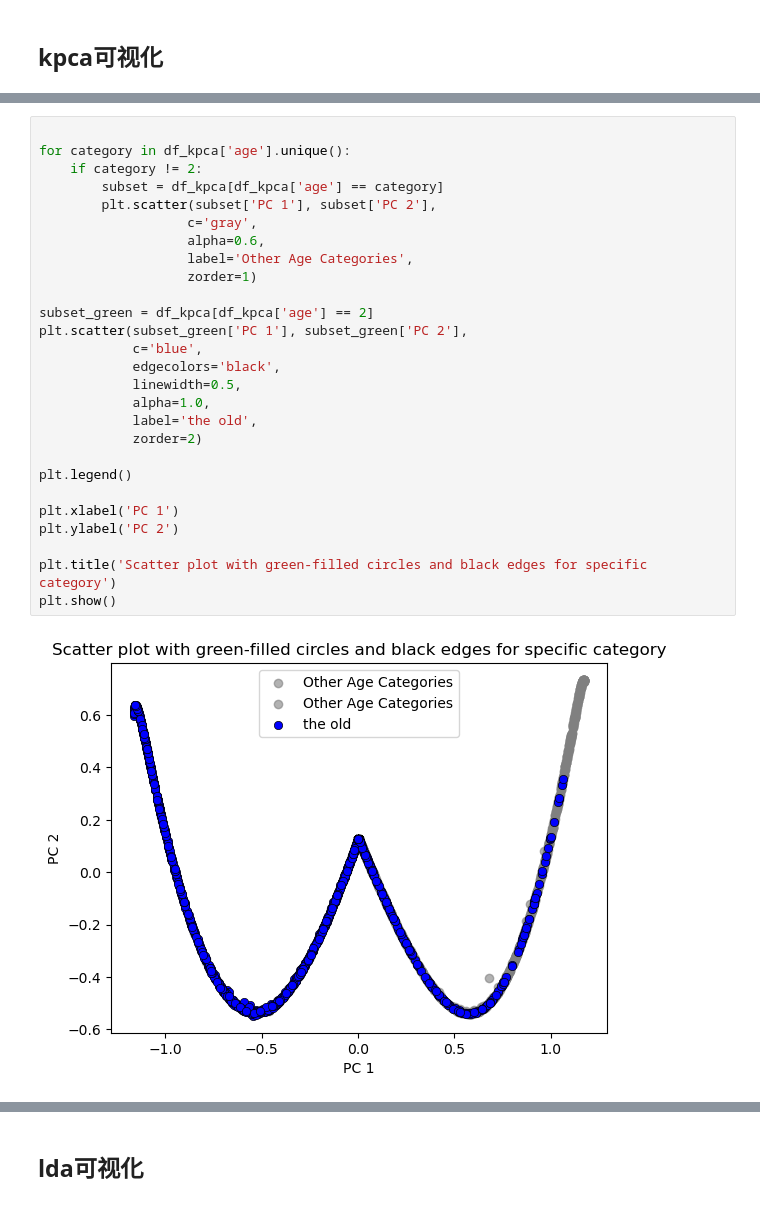
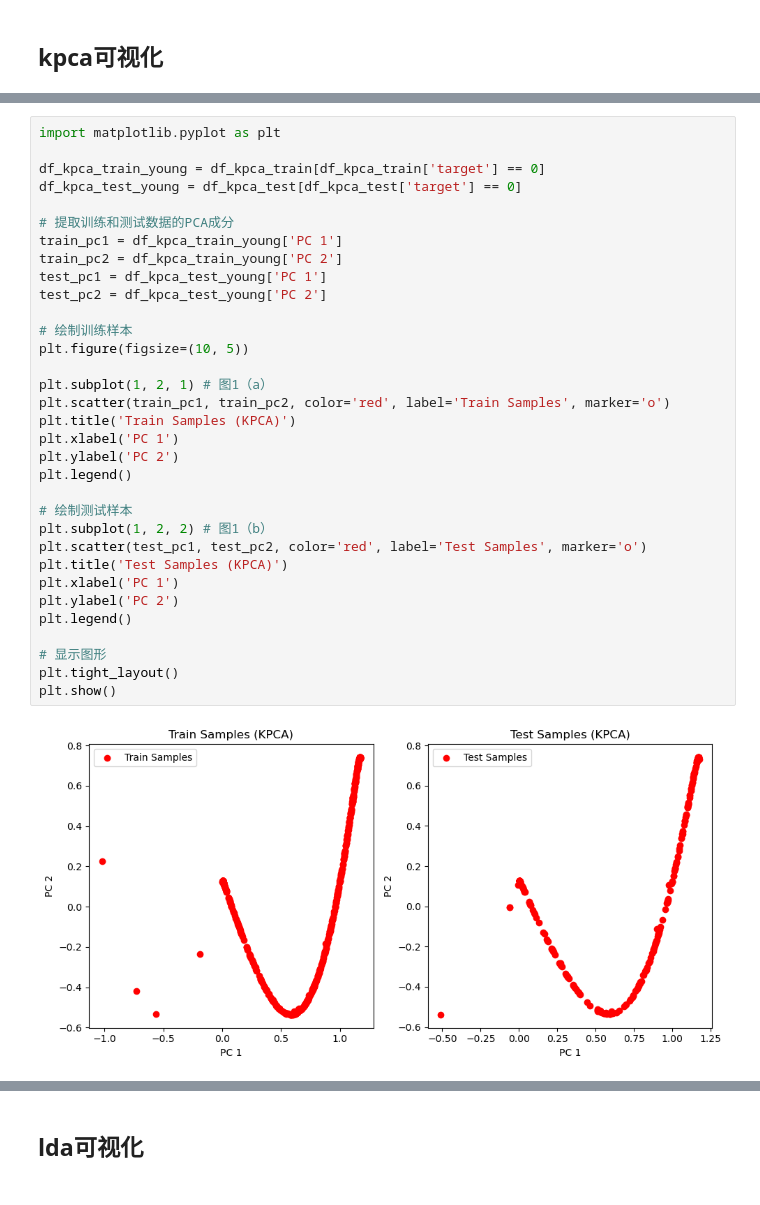
Before and after one commit to Chunfei-He/test_sklearn1, a Jupyter notebook: 3.0/大作业-2-数据降维.ipynb, the cells around one changed output, grey strips where cells are left out. Saved outputs shown, nothing was run; the diff lists cells and outputs as text.

```diff
--- a/3.0/大作业-2-数据降维.ipynb
+++ b/3.0/大作业-2-数据降维.ipynb
@@ -224,29 +213,35 @@ plt.show()
-# %%
-
-for category in df_kpca['age'].unique():
-    if category != 2:
-        subset = df_kpca[df_kpca['age'] == category]
-        plt.scatter(subset['PC 1'], subset['PC 2'],
-                   c='gray',
-                   alpha=0.6,
-                   label='Other Age Categories',
-                   zorder=1)
-
-subset_green = df_kpca[df_kpca['age'] == 2]
-plt.scatter(subset_green['PC 1'], subset_green['PC 2'],
-            c='blue',
-            edgecolors='black',
-            linewidth=0.5,
-            alpha=1.0,
-            label='the old',
-            zorder=2)
-
-plt.legend()
-
-plt.xlabel('PC 1')
-plt.ylabel('PC 2')
-
-plt.title('Scatter plot with green-filled circles and black edges for specific category')
-plt.show()
-# %% [output]
-[figure, removed]
+# %%
+import matplotlib.pyplot as plt
+
+df_kpca_train_young = df_kpca_train[df_kpca_train['target'] == 0]
+df_kpca_test_young = df_kpca_test[df_kpca_test['target'] == 0]
+
+# 提取训练和测试数据的PCA成分
+train_pc1 = df_kpca_train_young['PC 1']
+train_pc2 = df_kpca_train_young['PC 2']
+test_pc1 = df_kpca_test_young['PC 1']
+test_pc2 = df_kpca_test_young['PC 2']
+
+# 绘制训练样本
+plt.figure(figsize=(10, 5))
+
+plt.subplot(1, 2, 1) # 图1（a）
+plt.scatter(train_pc1, train_pc2, color='red', label='Train Samples', marker='o')
+plt.title('Train Samples (KPCA)')
+plt.xlabel('PC 1')
+plt.ylabel('PC 2')
+plt.legend()
+
+# 绘制测试样本
+plt.subplot(1, 2, 2) # 图1（b）
+plt.scatter(test_pc1, test_pc2, color='red', label='Test Samples', marker='o')
+plt.title('Test Samples (KPCA)')
+plt.xlabel('PC 1')
+plt.ylabel('PC 2')
+plt.legend()
+
+# 显示图形
+plt.tight_layout()
+plt.show()
+# %% [output]
+[figure, added]
```
Also changed, not shown: parts of 25 cells of this notebook, 4 other files.
